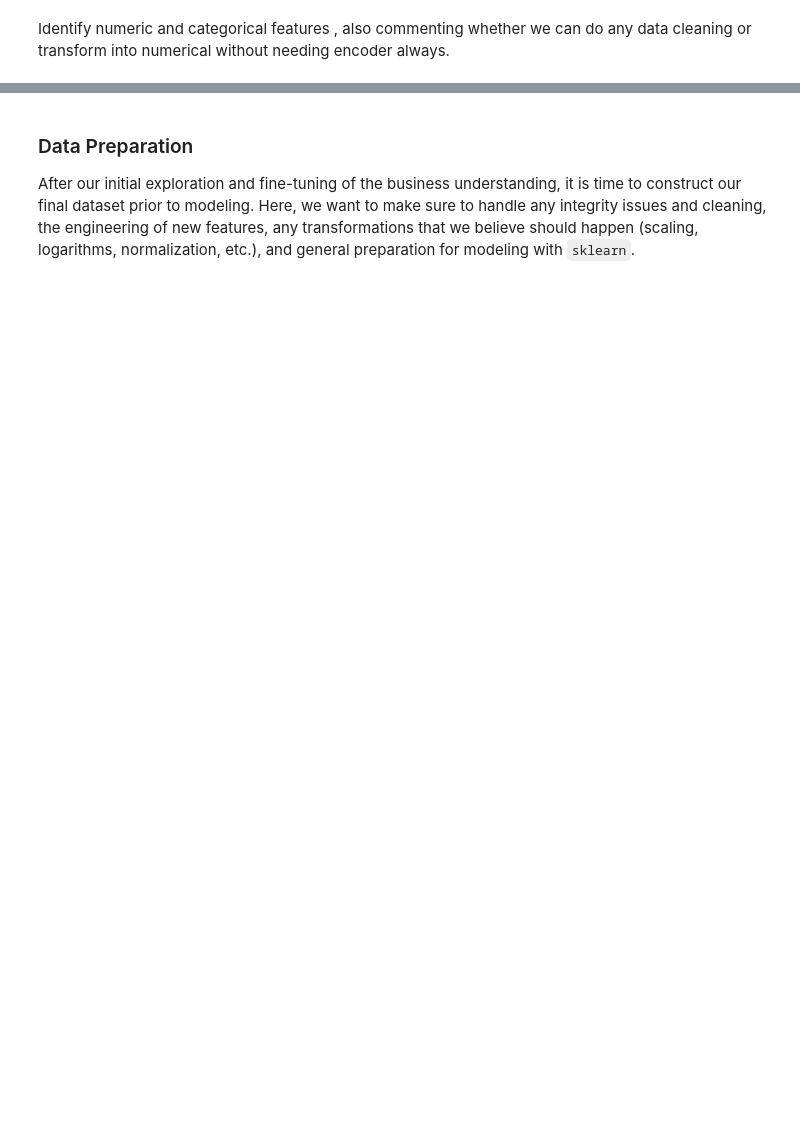
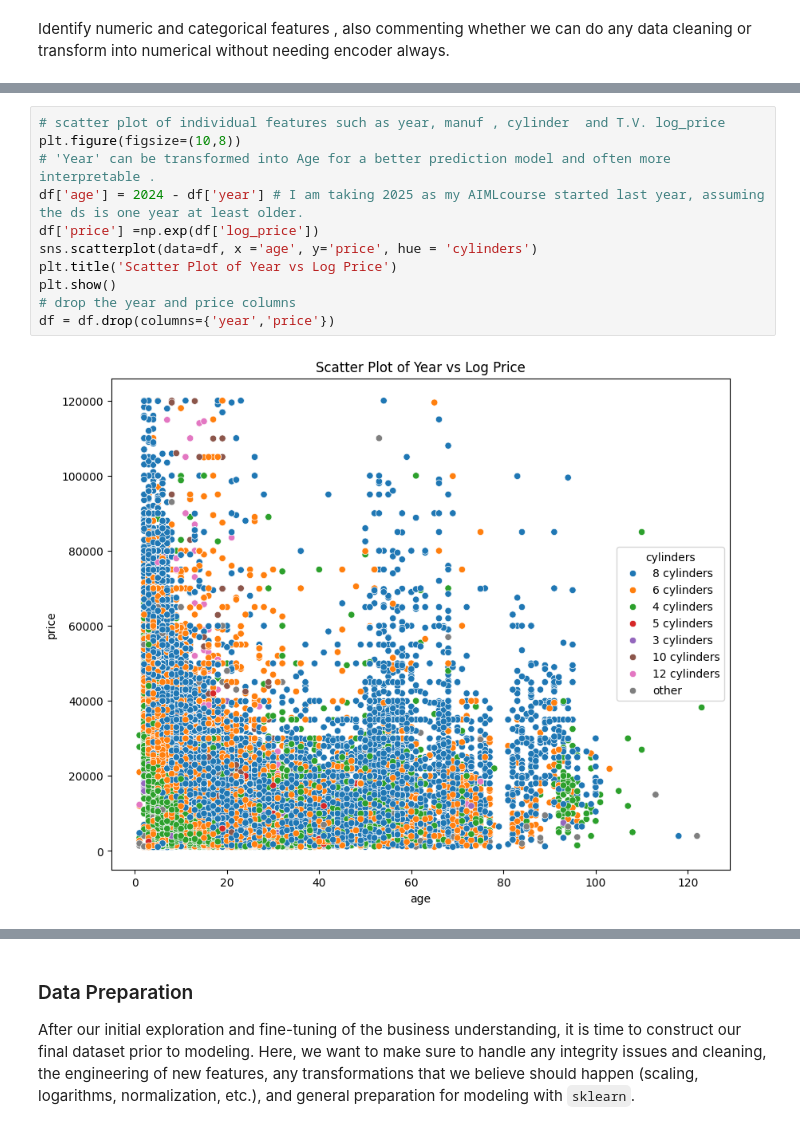
Before and after one commit to Subroy1/MSAI_AllPracticeModules, a Jupyter notebook: Module 11/PracticalAssignement2_used_cars_II.ipynb, the cells around one changed output, grey strips where cells are left out. Cells and saved outputs as stored; diff of their text form; blank space fills up the shorter version.

```diff
--- a/Module 11/PracticalAssignement2_used_cars_II.ipynb
+++ b/Module 11/PracticalAssignement2_used_cars_II.ipynb
@@ -339,0 +355,13 @@ df.head(2)
+# %%
+# scatter plot of individual features such as year, manuf , cylinder  and T.V. log_price
+plt.figure(figsize=(10,8))
+# 'Year' can be transformed into Age for a better prediction model and often more interpretable .
+df['age'] = 2024 - df['year'] # I am taking 2025 as my AIMLcourse started last year, assuming the ds is one year at least older.
+df['price'] =np.exp(df['log_price'])
+sns.scatterplot(data=df, x ='age', y='price', hue = 'cylinders')
+plt.title('Scatter Plot of Year vs Log Price')
+plt.show()
+# drop the year and price columns
+df = df.drop(columns={'year','price'})
+# %% [output]
+[figure, added]
```
Also changed, not shown: parts of 70 cells of this notebook.
